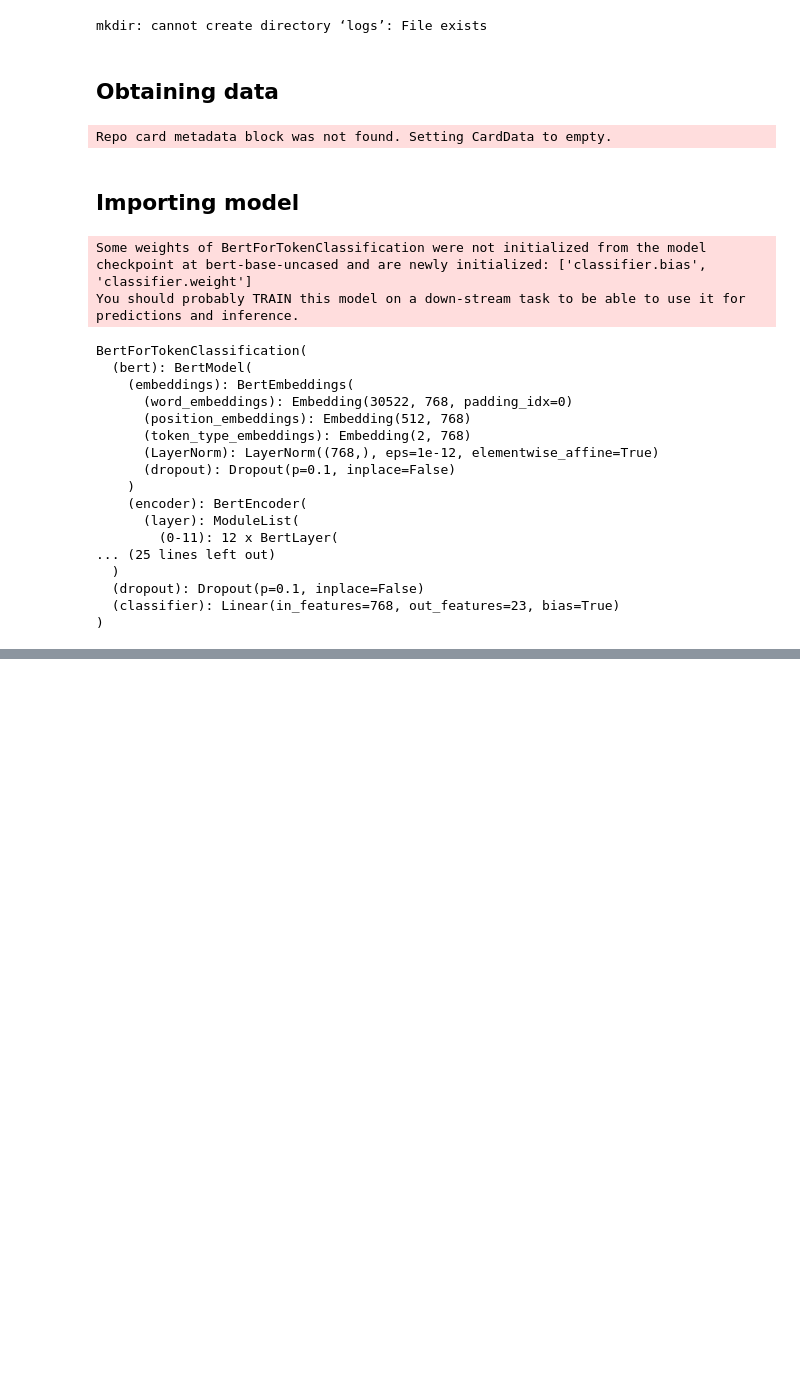
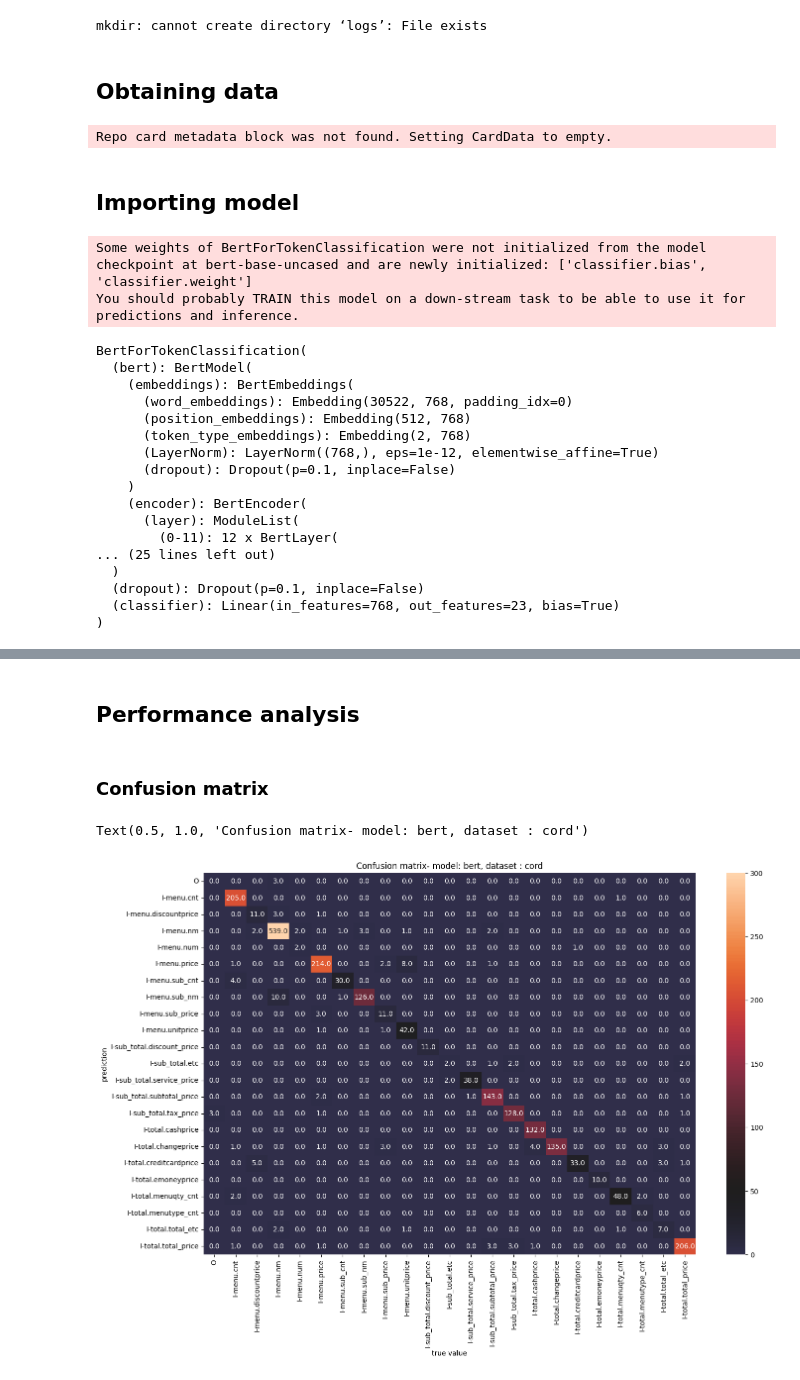
Before and after one commit to peulsilva/few-shot-learning-transformers, a Jupyter notebook: notebooks/bert/01-cord.ipynb, the cells around one changed output, grey strips where cells are left out. Cells and saved outputs as stored; diff of their text form; code cells hidden in the pictures; blank space fills up the shorter version.

Commit message:
add confusion matrices

```diff
--- a/notebooks/bert/01-cord.ipynb
+++ b/notebooks/bert/01-cord.ipynb
@@ -148,0 +152,9 @@ trainer.history['train-f1']
+# %% [markdown]
+## Performance analysis
+# %% [markdown]
+### Confusion matrix
+# %%
+feature_names = dataset['train'].features['ner_tags'].feature.names
+keymap = {i : v for i, v in enumerate(feature_names)}
+# %%
+y_pred, y_true = trainer.evaluate(validation_dataloader)
@@ -148,0 +163,20 @@ trainer.history['train-f1']
+# %%
+conf_matrix = confusion_matrix(
+    y_pred,
+    y_true,
+    n_classes,
+    keymap
+)
+# %%
+
+plt.figure(figsize=(16,10))
+sns.heatmap(conf_matrix,
+            annot=True,
+            vmax=300,
+            center= 50,
+            fmt = '.1f')
+
+plt.title(f"Confusion matrix- model: {model_name}, dataset : {dataset_name}")
+# %% [output]
+Text(0.5, 1.0, 'Confusion matrix- model: bert, dataset : cord')
+[figure, added]
```
Also changed, not shown: parts of 7 cells of this notebook, 2 other files.
